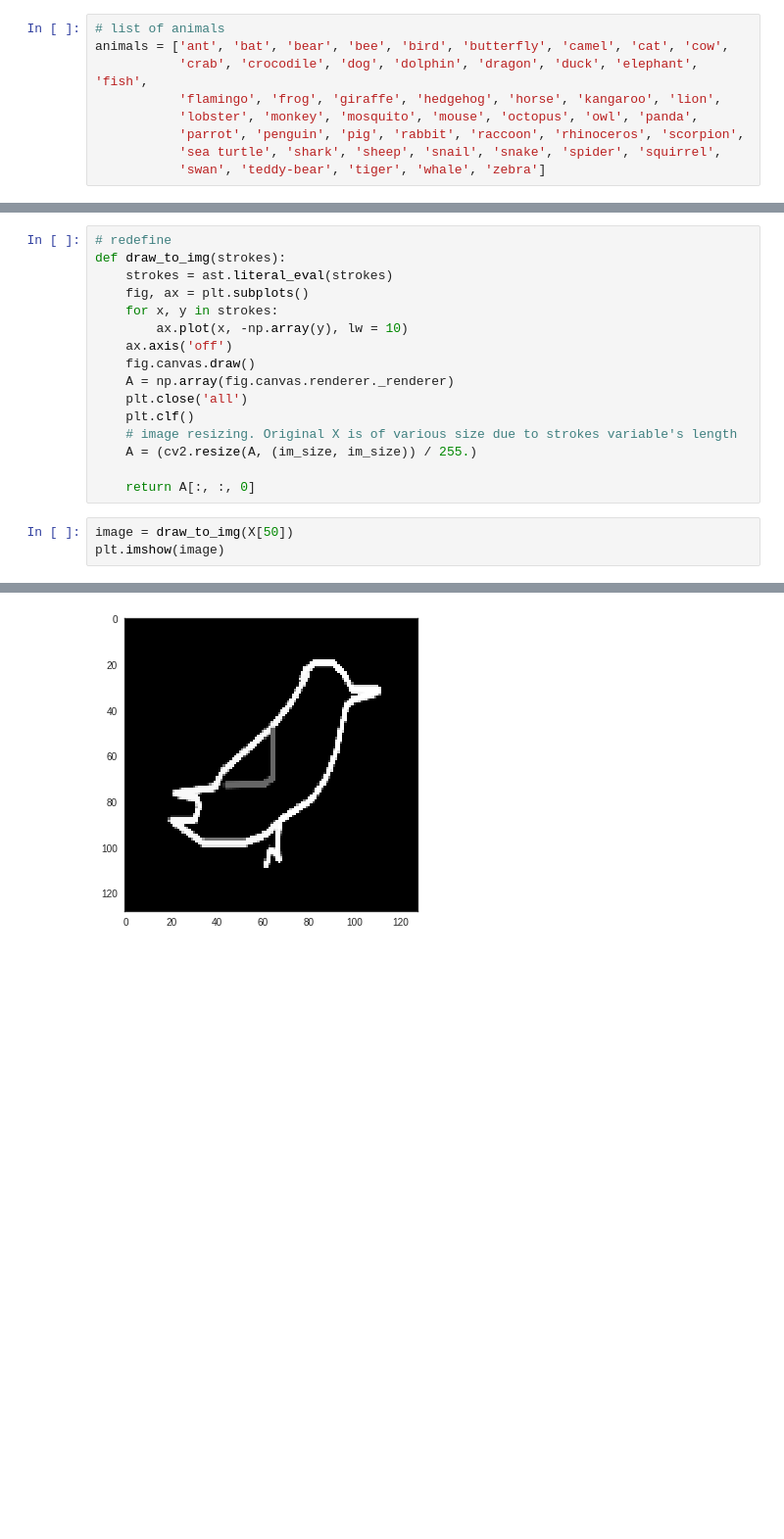
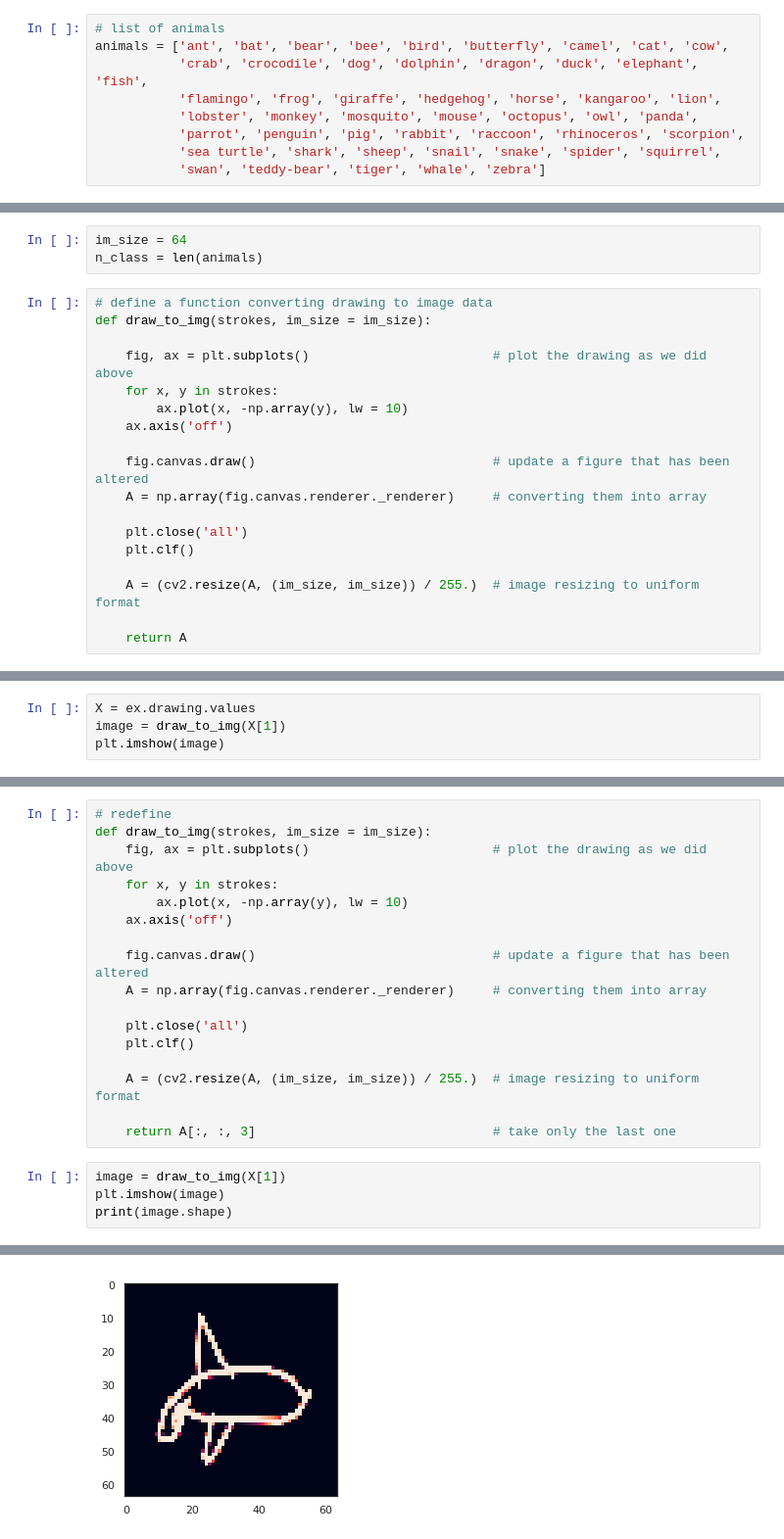
Before and after one commit to jjone36/Colab, a Jupyter notebook: 96_cnn_Doodle.ipynb, the cells around one changed output, grey strips where cells are left out. Shown at 98% size. Drawn from its saved outputs; the diff is of its cells as text; blank space fills up the shorter version.

```diff
--- a/96_cnn_Doodle.ipynb
+++ b/96_cnn_Doodle.ipynb
@@ -184,0 +202,21 @@ plt.imshow(image)
+# %%
+im_size = 64
+n_class = len(animals)
+# %%
+# define a function converting drawing to image data
+def draw_to_img(strokes, im_size = im_size):
+
+    fig, ax = plt.subplots()                        # plot the drawing as we did above
+    for x, y in strokes:
+        ax.plot(x, -np.array(y), lw = 10)
+    ax.axis('off')
+
+    fig.canvas.draw()                               # update a figure that has been altered
+    A = np.array(fig.canvas.renderer._renderer)     # converting them into array
+
+    plt.close('all')
+    plt.clf()
+
+    A = (cv2.resize(A, (im_size, im_size)) / 255.)  # image resizing to uniform format
+
+    return A
@@ -184,0 +225,4 @@ plt.imshow(image)
+# %%
+X = ex.drawing.values
+image = draw_to_img(X[1])
+plt.imshow(image)
@@ -194,20 +249,22 @@ for i in range(4):
 # %%
 # redefine
-def draw_to_img(strokes):
-    strokes = ast.literal_eval(strokes)
-    fig, ax = plt.subplots()
+def draw_to_img(strokes, im_size = im_size):
+    fig, ax = plt.subplots()                        # plot the drawing as we did above
     for x, y in strokes:
         ax.plot(x, -np.array(y), lw = 10)
     ax.axis('off')
-    fig.canvas.draw()
-    A = np.array(fig.canvas.renderer._renderer)
+
+    fig.canvas.draw()                               # update a figure that has been altered
+    A = np.array(fig.canvas.renderer._renderer)     # converting them into array
+
     plt.close('all')
     plt.clf()
-    # image resizing. Original X is of various size due to strokes variable's length
-    A = (cv2.resize(A, (im_size, im_size)) / 255.)
 
-    return A[:, :, 0]
+    A = (cv2.resize(A, (im_size, im_size)) / 255.)  # image resizing to uniform format
+
+    return A[:, :, 3]                               # take only the last one
 # %%
-image = draw_to_img(X[50])
+image = draw_to_img(X[1])
 plt.imshow(image)
+print(image.shape)
 # %% [output]
@@ -215 +272 @@ plt.imshow(image)
-[figure, old version]
+[figure, new version]
```
Also changed, not shown: parts of 106 cells of this notebook.
